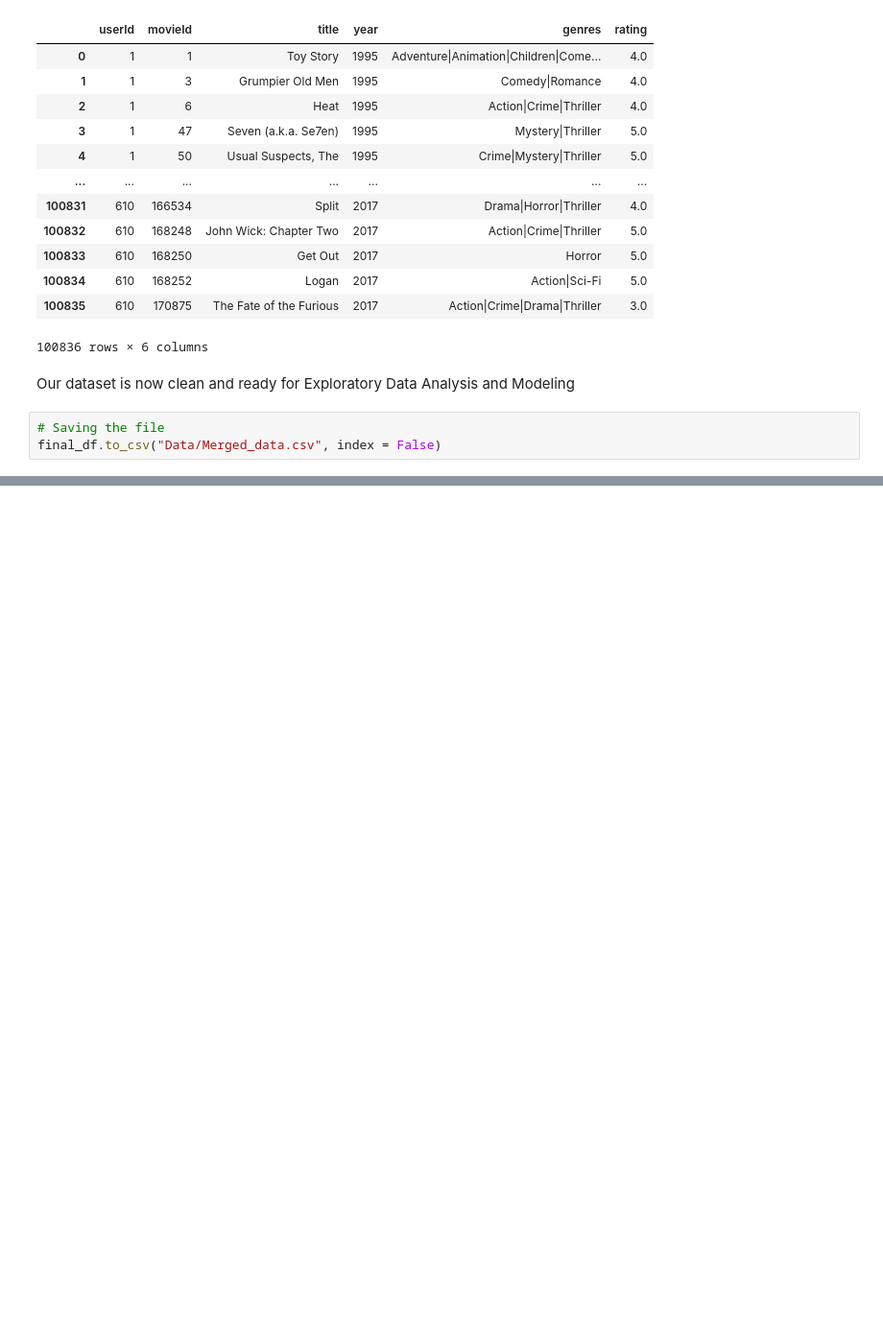
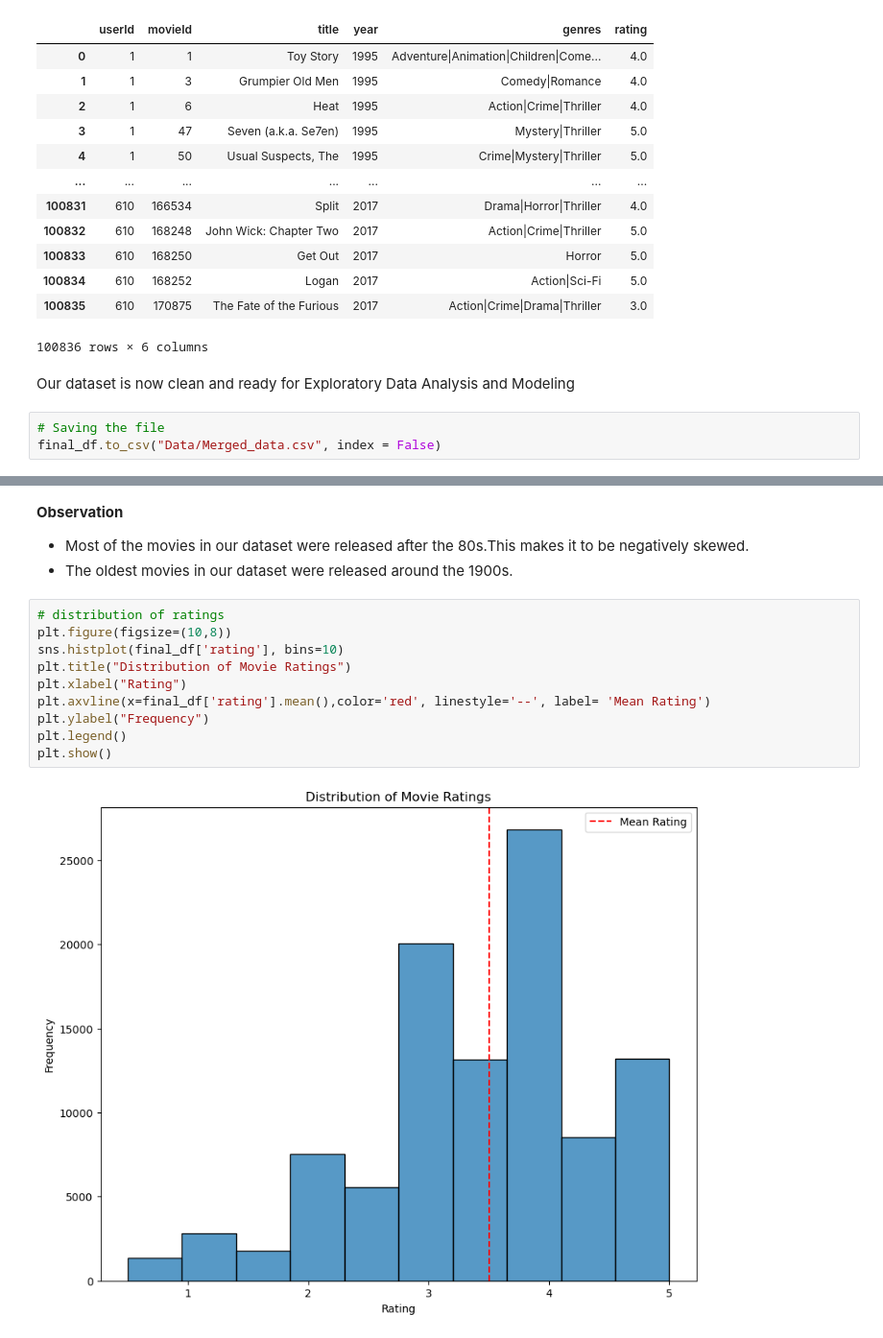
Before and after one commit to M-Nesphory/Movie_Recommendation_System, a Jupyter notebook: recommender_notebook.ipynb, the cells around one changed output, grey strips where cells are left out. Shown: that part at 96% size. Drawn from its saved outputs; the diff is of its cells as text; blank space fills up the shorter version.

```diff
--- a/recommender_notebook.ipynb
+++ b/recommender_notebook.ipynb
@@ -654,0 +663,17 @@ final_df.to_csv("Data/Merged_data.csv", index = False)
+# %% [markdown]
+**Observation**
+
+- Most of the movies in our dataset were released after the 80s.This makes it to be negatively skewed.
+- The oldest movies in our dataset were released around the 1900s.
+# %%
+# distribution of ratings
+plt.figure(figsize=(10,8))
+sns.histplot(final_df['rating'], bins=10)
+plt.title("Distribution of Movie Ratings")
+plt.xlabel("Rating")
+plt.axvline(x=final_df['rating'].mean(),color='red', linestyle='--', label= 'Mean Rating')
+plt.ylabel("Frequency")
+plt.legend()
+plt.show()
+# %% [output]
+[figure, added]
```
Also changed, not shown: parts of 10 cells of this notebook, 1 other file.
